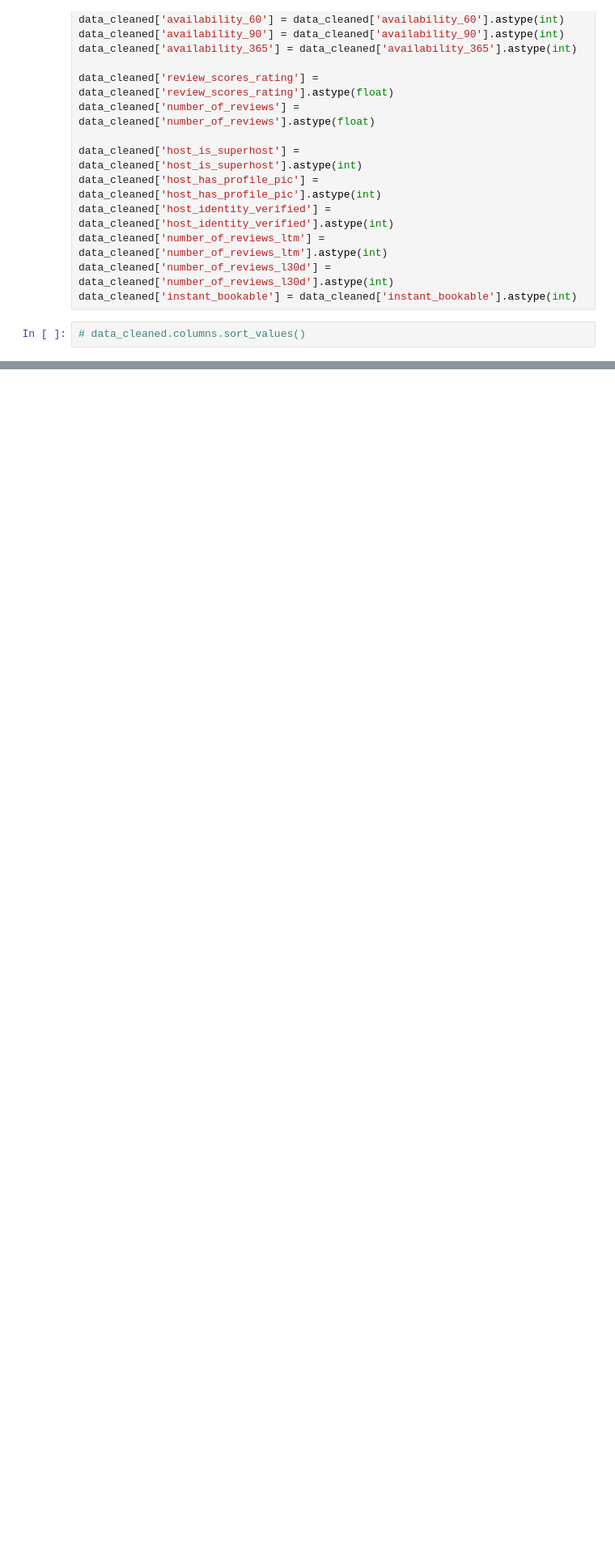
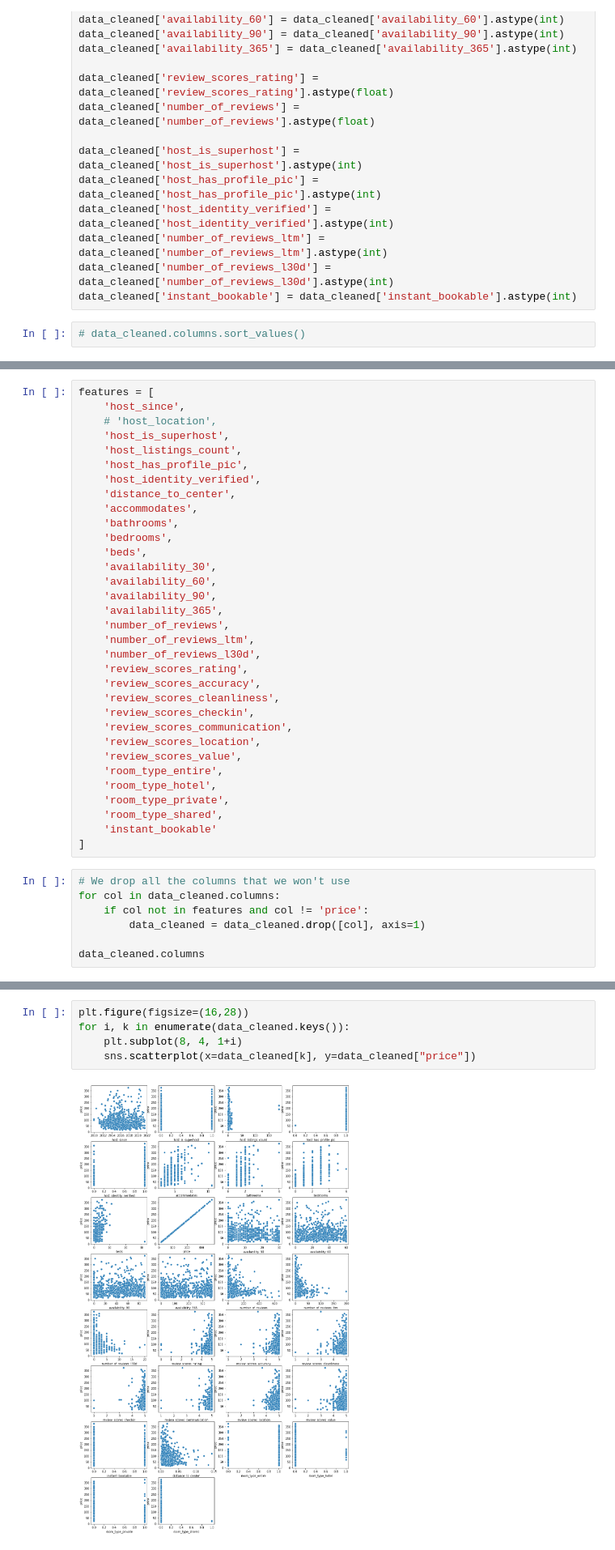
Before and after one commit to tibovdc/ProjectML, a Jupyter notebook: Sprint1.ipynb, the cells around one changed output, grey strips where cells are left out. Shown at 81% size. Saved outputs shown, nothing was run; the diff lists cells and outputs as text; blank space fills up the shorter version.

```diff
--- a/Sprint1.ipynb
+++ b/Sprint1.ipynb
@@ -288,0 +261,40 @@ dtype: object
+# %%
+features = [
+    'host_since',
+    # 'host_location',
+    'host_is_superhost',
+    'host_listings_count',
+    'host_has_profile_pic',
+    'host_identity_verified',
+    'distance_to_center',
+    'accommodates',
+    'bathrooms',
+    'bedrooms',
+    'beds',
+    'availability_30',
+    'availability_60',
+    'availability_90',
+    'availability_365',
+    'number_of_reviews',
+    'number_of_reviews_ltm',
+    'number_of_reviews_l30d',
+    'review_scores_rating',
+    'review_scores_accuracy',
+    'review_scores_cleanliness',
+    'review_scores_checkin',
+    'review_scores_communication',
+    'review_scores_location',
+    'review_scores_value',
+    'room_type_entire',
+    'room_type_hotel',
+    'room_type_private',
+    'room_type_shared',
+    'instant_bookable'
+]
+# %%
+# We drop all the columns that we won't use
+for col in data_cleaned.columns:
+    if col not in features and col != 'price':
+        data_cleaned = data_cleaned.drop([col], axis=1)
+
+data_cleaned.columns
@@ -288,0 +314,7 @@ dtype: object
+# %%
+plt.figure(figsize=(16,28))
+for i, k in enumerate(data_cleaned.keys()):
+    plt.subplot(8, 4, 1+i)
+    sns.scatterplot(x=data_cleaned[k], y=data_cleaned["price"])
+# %% [output]
+[figure, added]
```
Also changed, not shown: parts of 7 cells of this notebook.
